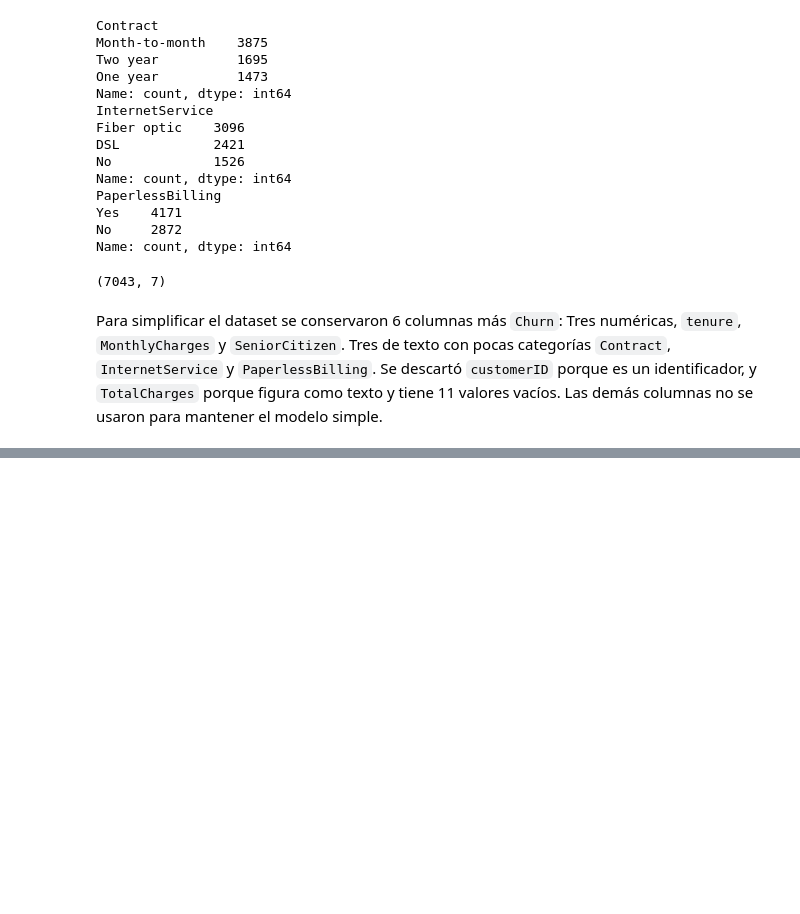
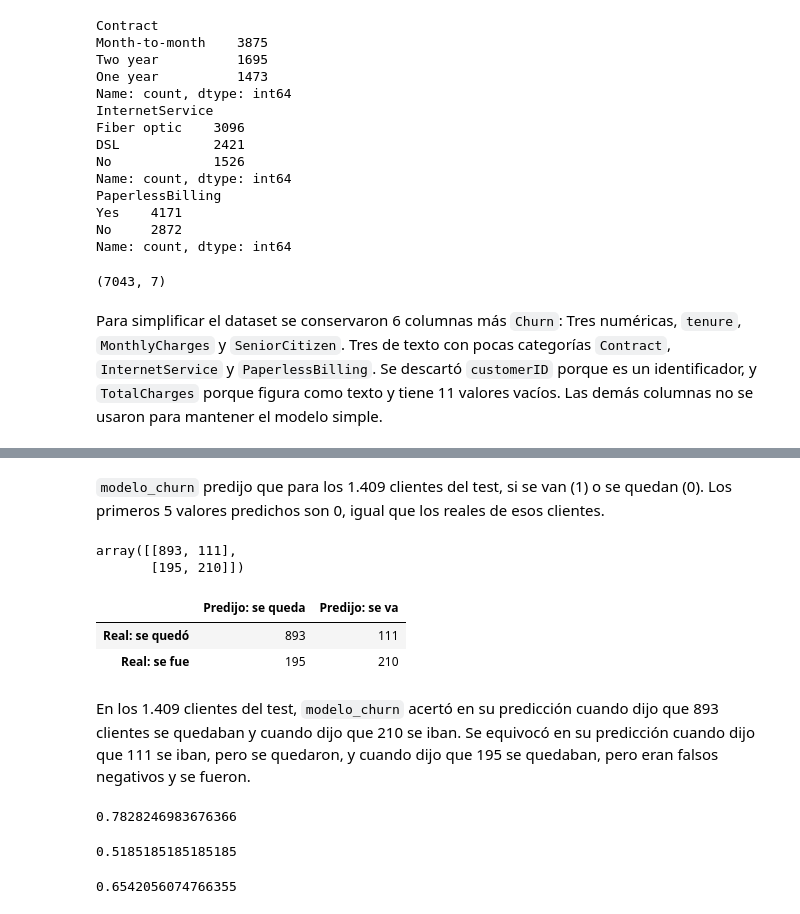
Before and after one commit to CarlosScura/oraculo-inmobiliario-de-california, a Jupyter notebook: oraculo_inmobiliario.ipynb, the cells around one changed output, grey strips where cells are left out. Saved outputs shown, nothing was run; the diff lists cells and outputs as text; code cells hidden in the pictures; blank space fills up the shorter version.

```diff
--- a/oraculo_inmobiliario.ipynb
+++ b/oraculo_inmobiliario.ipynb
@@ -328,0 +342,3 @@ Para simplificar el dataset se conservaron 6 columnas más `Churn`: Tres numéri
+# %%
+X_churn = pd.get_dummies(X_churn, drop_first=True)
+X_churn.shape, X_churn.columns
@@ -328,0 +355,3 @@ Para simplificar el dataset se conservaron 6 columnas más `Churn`: Tres numéri
+# %%
+X_train_churn, X_test_churn, y_train_churn, y_test_churn = train_test_split(X_churn, y_churn, test_size=0.2, random_state=36)
+X_train_churn.shape, X_test_churn.shape, y_train_churn.value_counts()
@@ -328,0 +369,3 @@ Para simplificar el dataset se conservaron 6 columnas más `Churn`: Tres numéri
+# %%
+modelo_churn = LogisticRegression(max_iter=1000)
+modelo_churn.fit(X_train_churn, y_train_churn)
@@ -328,0 +376,3 @@ Para simplificar el dataset se conservaron 6 columnas más `Churn`: Tres numéri
+# %%
+y_pred_churn = modelo_churn.predict(X_test_churn)
+y_pred_churn.shape, y_pred_churn[:5], y_test_churn.head()
@@ -328,0 +388,32 @@ Para simplificar el dataset se conservaron 6 columnas más `Churn`: Tres numéri
+# %% [markdown]
+`modelo_churn` predijo que para los 1.409 clientes del test, si se van (1) o se quedan (0).
+Los primeros 5 valores predichos son 0, igual que los reales de esos clientes.
+# %%
+confusion_matrix(y_test_churn, y_pred_churn)
+# %% [output]
+array([[893, 111],
+       [195, 210]])
+# %%
+pd.DataFrame(
+    confusion_matrix(y_test_churn, y_pred_churn),
+    index=["Real: se quedó", "Real: se fue"],
+    columns=["Predijo: se queda", "Predijo: se va"],
+)
+# %% [output]
+|  | Predijo: se queda | Predijo: se va |
+| Real: se quedó | 893 | 111 |
+| Real: se fue | 195 | 210 |
+# %% [markdown]
+En los 1.409 clientes del test, `modelo_churn` acertó en su predicción cuando dijo que 893 clientes se quedaban y cuando dijo que 210 se iban. Se equivocó en su predicción cuando dijo que 111 se iban, pero se quedaron, y cuando dijo que 195 se quedaban, pero eran falsos negativos y se fueron.
+# %%
+accuracy_score(y_test_churn, y_pred_churn)
+# %% [output]
+0.7828246983676366
+# %%
+recall_score(y_test_churn, y_pred_churn)
+# %% [output]
+0.5185185185185185
+# %%
+precision_score(y_test_churn, y_pred_churn)
+# %% [output]
+0.6542056074766355
```
Also changed, not shown: parts of 16 cells of this notebook.
